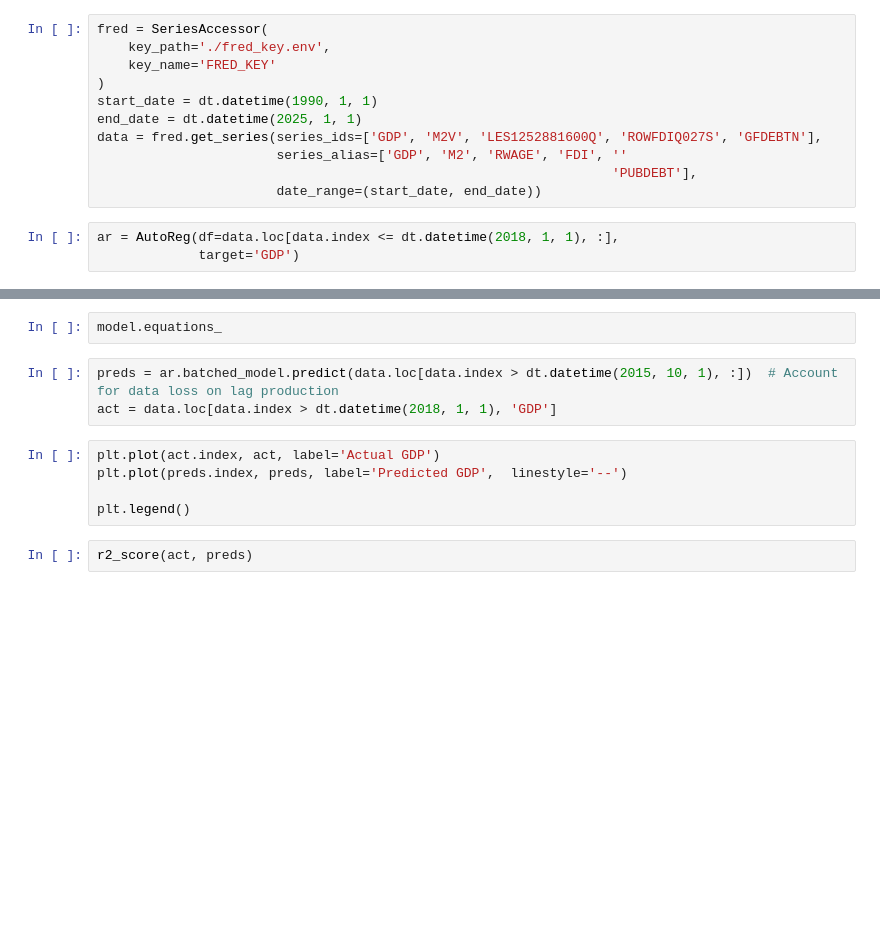
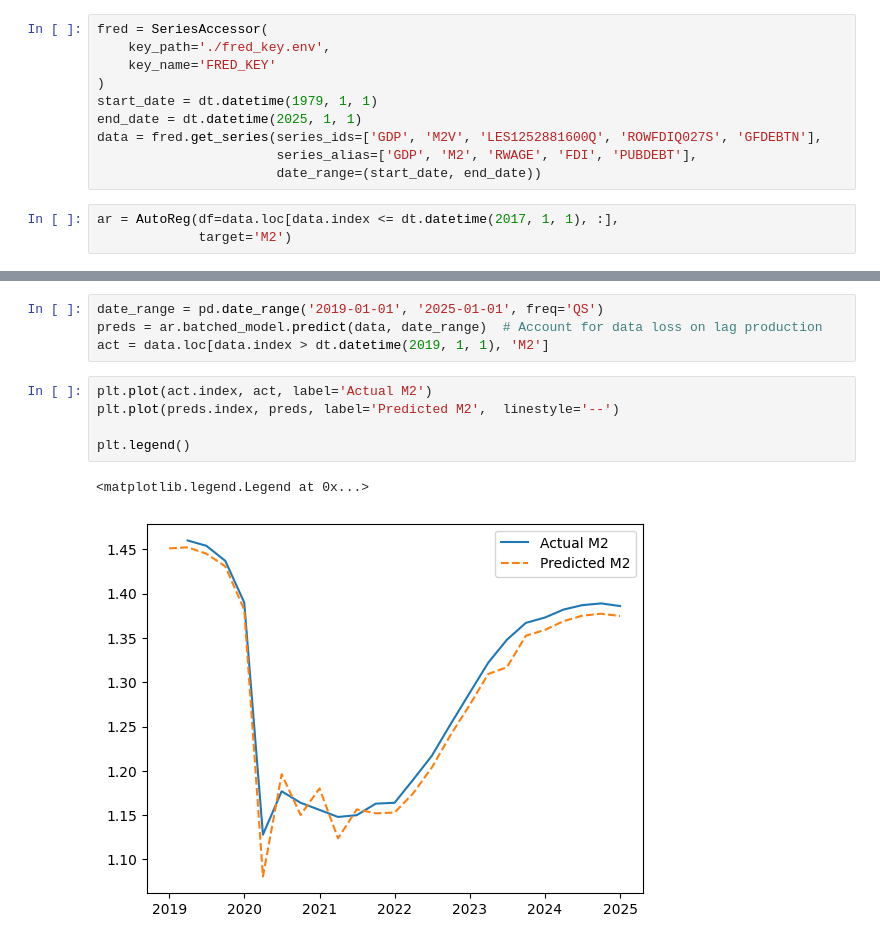
Before and after one commit to GongJr0/MacroSim, a Jupyter notebook: test.ipynb, the cells around one changed output, grey strips where cells are left out. Cells and saved outputs as stored; diff of their text form; blank space fills up the shorter version.

```diff
--- a/test.ipynb
+++ b/test.ipynb
@@ -13,14 +13,13 @@ fred = SeriesAccessor(
     key_path='./fred_key.env',
     key_name='FRED_KEY'
 )
-start_date = dt.datetime(1990, 1, 1)
+start_date = dt.datetime(1979, 1, 1)
 end_date = dt.datetime(2025, 1, 1)
 data = fred.get_series(series_ids=['GDP', 'M2V', 'LES1252881600Q', 'ROWFDIQ027S', 'GFDEBTN'],
-                       series_alias=['GDP', 'M2', 'RWAGE', 'FDI', ''
-                                                                  'PUBDEBT'],
+                       series_alias=['GDP', 'M2', 'RWAGE', 'FDI', 'PUBDEBT'],
                        date_range=(start_date, end_date))
 # %%
-ar = AutoReg(df=data.loc[data.index <= dt.datetime(2018, 1, 1), :],
-             target='GDP')
+ar = AutoReg(df=data.loc[data.index <= dt.datetime(2017, 1, 1), :],
+             target='M2')
 # %%
 # model, fit = ar.fit()
@@ -123,14 +46,14 @@ Complexity  Loss       Score      Equation
-# %%
-model.equations_
 # %%
-preds = ar.batched_model.predict(data.loc[data.index > dt.datetime(2015, 10, 1), :])  # Account for data loss on lag production
-act = data.loc[data.index > dt.datetime(2018, 1, 1), 'GDP']
+date_range = pd.date_range('2019-01-01', '2025-01-01', freq='QS')
+preds = ar.batched_model.predict(data, date_range)  # Account for data loss on lag production
+act = data.loc[data.index > dt.datetime(2019, 1, 1), 'M2']
 # %%
-plt.plot(act.index, act, label='Actual GDP')
-plt.plot(preds.index, preds, label='Predicted GDP',  linestyle='--')
+plt.plot(act.index, act, label='Actual M2')
+plt.plot(preds.index, preds, label='Predicted M2',  linestyle='--')
 
 plt.legend()
+# %% [output]
+<matplotlib.legend.Legend at 0x...>
+[figure, added]
-# %%
-r2_score(act, preds)
 # %%
 residuals = act - preds
```
Also changed, not shown: parts of 5 cells of this notebook, 9 other files.
